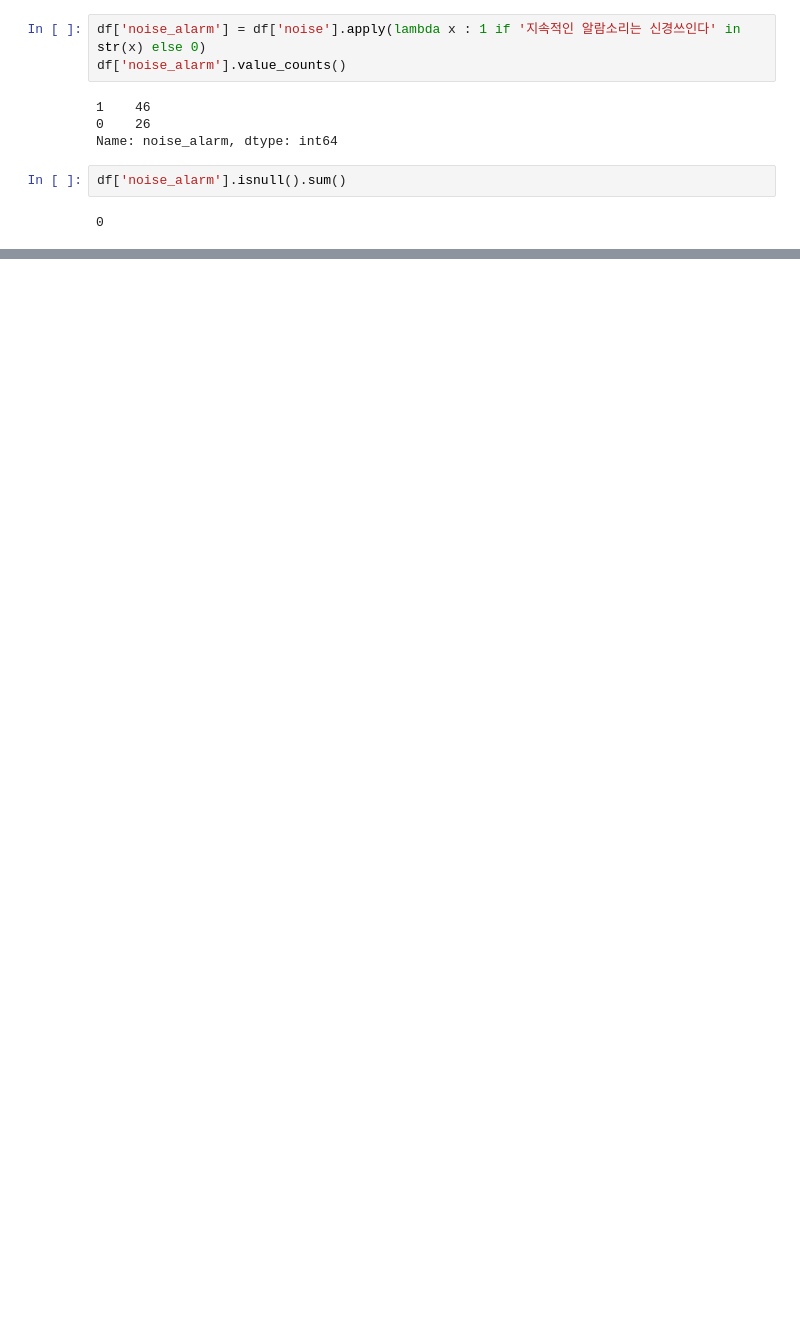
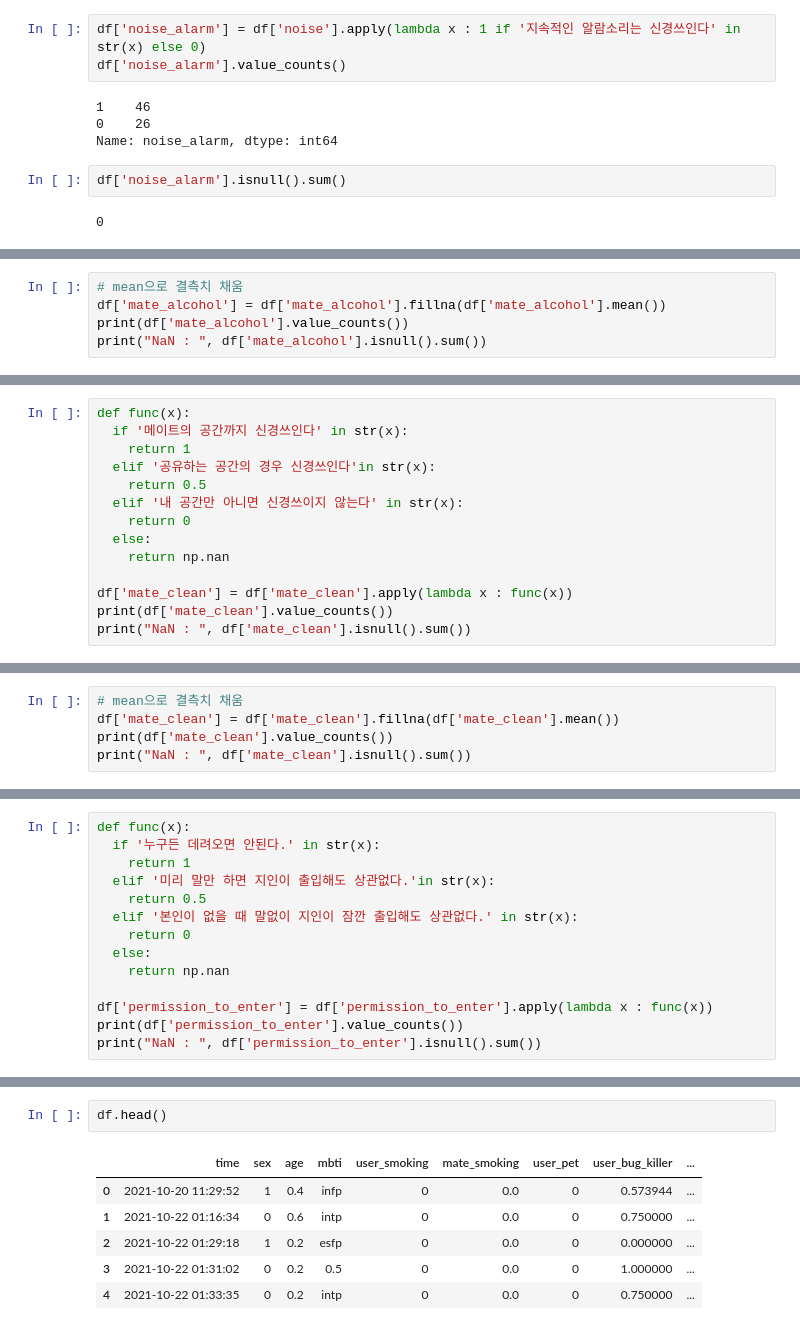
Before and after one commit to RIANAEH/DataScience, a Jupyter notebook: for_mnm_matching_algorithm.ipynb, the cells around one changed output, grey strips where cells are left out. Saved outputs shown, nothing was run; the diff lists cells and outputs as text; blank space fills up the shorter version.

```diff
--- a/for_mnm_matching_algorithm.ipynb
+++ b/for_mnm_matching_algorithm.ipynb
@@ -266,0 +799,5 @@ Index(['time', 'sex', 'age', 'mbti', 'user_smoking', 'mate_smoking',
+# %%
+# mean으로 결측치 채움
+df['mate_alcohol'] = df['mate_alcohol'].fillna(df['mate_alcohol'].mean())
+print(df['mate_alcohol'].value_counts())
+print("NaN : ", df['mate_alcohol'].isnull().sum())
@@ -266,0 +824,14 @@ Index(['time', 'sex', 'age', 'mbti', 'user_smoking', 'mate_smoking',
+# %%
+def func(x):
+  if '메이트의 공간까지 신경쓰인다' in str(x):
+    return 1
+  elif '공유하는 공간의 경우 신경쓰인다'in str(x):
+    return 0.5
+  elif '내 공간만 아니면 신경쓰이지 않는다' in str(x):
+    return 0
+  else:
+    return np.nan
+
+df['mate_clean'] = df['mate_clean'].apply(lambda x : func(x))
+print(df['mate_clean'].value_counts())
+print("NaN : ", df['mate_clean'].isnull().sum())
@@ -266,0 +844,5 @@ Index(['time', 'sex', 'age', 'mbti', 'user_smoking', 'mate_smoking',
+# %%
+# mean으로 결측치 채움
+df['mate_clean'] = df['mate_clean'].fillna(df['mate_clean'].mean())
+print(df['mate_clean'].value_counts())
+print("NaN : ", df['mate_clean'].isnull().sum())
@@ -266,0 +867,14 @@ Index(['time', 'sex', 'age', 'mbti', 'user_smoking', 'mate_smoking',
+# %%
+def func(x):
+  if '누구든 데려오면 안된다.' in str(x):
+    return 1
+  elif '미리 말만 하면 지인이 출입해도 상관없다.'in str(x):
+    return 0.5
+  elif '본인이 없을 때 말없이 지인이 잠깐 출입해도 상관없다.' in str(x):
+    return 0
+  else:
+    return np.nan
+
+df['permission_to_enter'] = df['permission_to_enter'].apply(lambda x : func(x))
+print(df['permission_to_enter'].value_counts())
+print("NaN : ", df['permission_to_enter'].isnull().sum())
@@ -266,0 +922,9 @@ Index(['time', 'sex', 'age', 'mbti', 'user_smoking', 'mate_smoking',
+# %%
+df.head()
+# %% [output]
+|  | time | sex | age | mbti | user_smoking | mate_smoking | user_pet | user_bug_killer | ... |
+| 0 | 2021-10-20 11:29:52 | 1 | 0.4 | infp | 0 | 0.0 | 0 | 0.573944 | ... |
+| 1 | 2021-10-22 01:16:34 | 0 | 0.6 | intp | 0 | 0.0 | 0 | 0.750000 | ... |
+| 2 | 2021-10-22 01:29:18 | 1 | 0.2 | esfp | 0 | 0.0 | 0 | 0.000000 | ... |
+| 3 | 2021-10-22 01:31:02 | 0 | 0.2 | 0.5 | 0 | 0.0 | 0 | 1.000000 | ... |
+| 4 | 2021-10-22 01:33:35 | 0 | 0.2 | intp | 0 | 0.0 | 0 | 0.750000 | ... |
```
Also changed, not shown: parts of 88 cells of this notebook.
